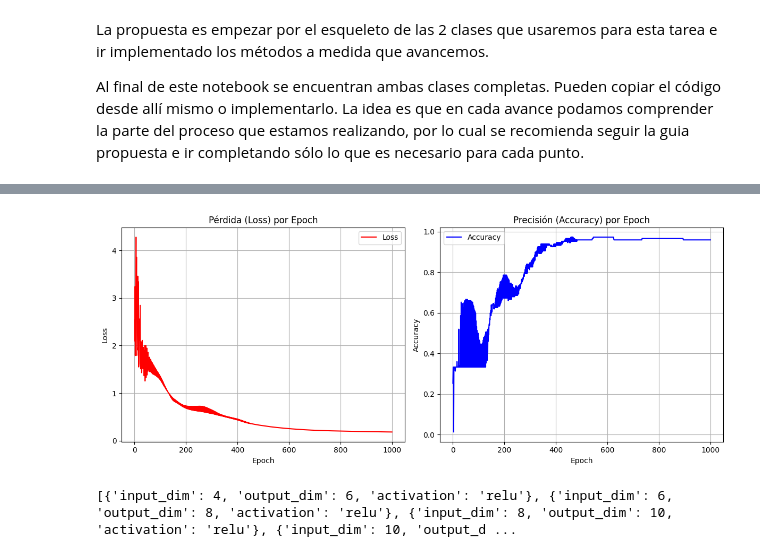
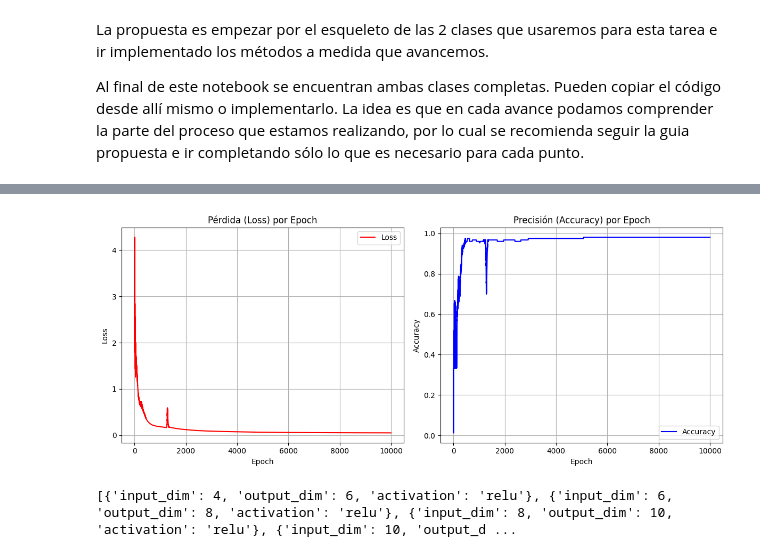
Before and after one commit to tusar-verma/Machine-learning-2c2026, a Jupyter notebook: notebooks/notebook_09_redes_neuronales-published.ipynb, the cells around one changed output, grey strips where cells are left out. Cells and saved outputs as stored; diff of their text form; code cells hidden in the pictures.

```diff
--- a/notebooks/notebook_09_redes_neuronales-published.ipynb
+++ b/notebooks/notebook_09_redes_neuronales-published.ipynb
@@ -296,7 +296,7 @@ nn.add(tercer_capa)
 nn.add(cuarta_capa)
 
 # Entrenamos la red por 200 épocas
-accuracy_history, loss_history = nn.train(X, y, 1000)
+accuracy_history, loss_history = nn.train(X, y, 10000)
 epochs_range = range(len(accuracy_history))
 
 # Graficamos la pérdida y el accuracy
@@ -343,4 +343,4 @@ EPOCH: 980, ACCURACY: 0.96, LOSS: 0.18377631334595737
-[figure, old version]
+[figure, new version]
 # %%
 print(nn.arquitectura)
 # %% [output]
```
Also changed, not shown: parts of 3 cells of this notebook.
